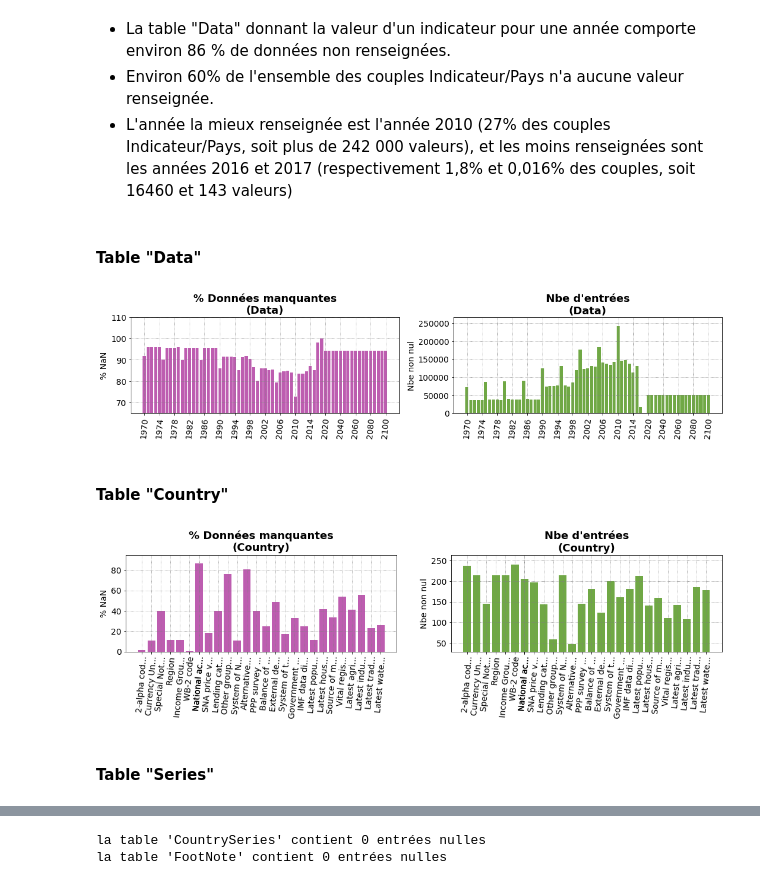
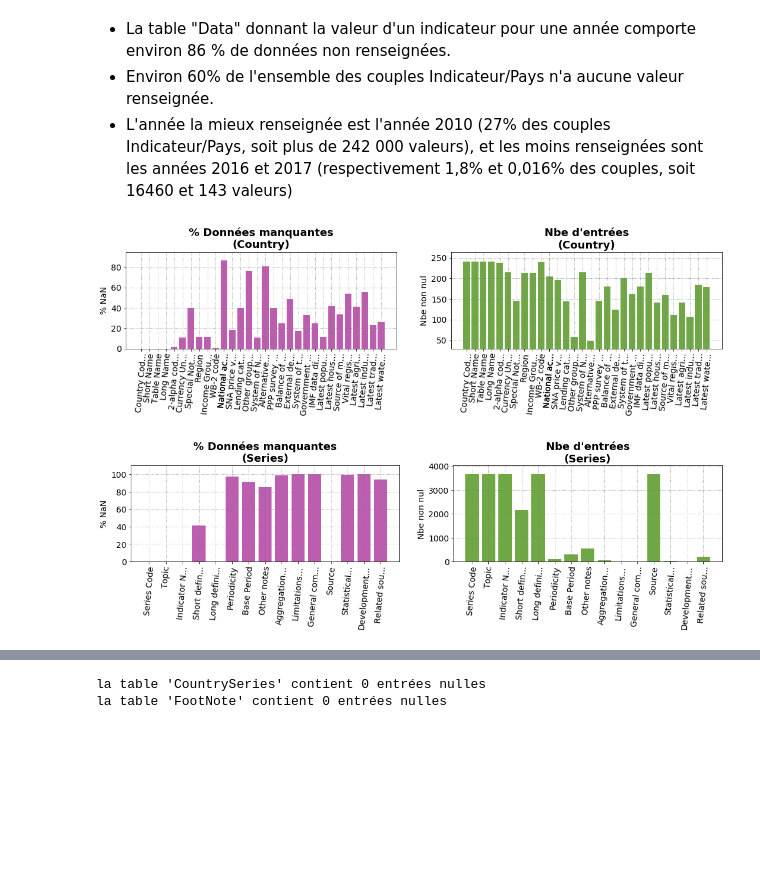
Before and after one commit to SmellyArmure/OC_DS_Project2, a Jupyter notebook: NOTEBOOK/P2-DataSystEd.ipynb, the cells around one changed output, grey strips where cells are left out. Saved outputs shown, nothing was run; the diff lists cells and outputs as text; code cells hidden in the pictures; blank space fills up the shorter version.

```diff
--- a/NOTEBOOK/P2-DataSystEd.ipynb
+++ b/NOTEBOOK/P2-DataSystEd.ipynb
@@ -321,43 +356,37 @@ Index(['2010'], dtype='object'),
 - La table "Data" donnant la valeur d'un indicateur pour une année comporte environ 86 % de données non renseignées.
 - Environ 60% de l'ensemble des couples Indicateur/Pays n'a aucune valeur renseignée.
 - L'année la mieux renseignée est l'année 2010 (27% des couples Indicateur/Pays, soit plus de 242 000 valeurs), et les moins renseignées sont les années 2016 et 2017 (respectivement 1,8% et 0,016% des couples, soit 16460 et 143 valeurs)
-# %% [markdown]
-#### Table "Data"
 # %%
 fig = plt.figure(figsize = (18,3))
 
-x=inf_data.columns[4:]
+x=inf_country.columns
 xlab=[my_str[:11]+"..." if len(my_str)>11 else my_str for my_str in x]
-y1=inf_data[inf_data.columns[4:]].loc["null"]*100/data.shape[0] # % de valeurs nulles
-y2=inf_data[inf_data.columns[4:]].loc["count"] # nombre de valeurs
+y1=inf_country.loc["null"]*100/country.shape[0]  # % de valeurs nulles
+y2=inf_country.loc["count"] # nombre de valeurs
 
 plot1 = plt.subplot(1,2,1)
-basic_plot("bar", plot1, xlab, y1, xlab[::4], "", "% NaN",  "% Données manquantes\n(Data)", 0)
+basic_plot("bar", plot1, xlab, y1, xlab, "", "% NaN",  "% Données manquantes\n(Country)", 0)
 
 plot2 = plt.subplot(1,2,2)
-basic_plot("bar", plot2, xlab, y2, xlab[::4], "", "Nbe non nul",  "Nbe d'entrées\n(Data)", 1)
+basic_plot("bar", plot2, xlab, y2, xlab, "", "Nbe non nul",  "Nbe d'entrées\n(Country)", 1)
 
 plt.show()
 # %% [output]
-[figure, old version]
+[figure, new version]
-# %% [markdown]
-#### Table "Country"
 # %%
 fig = plt.figure(figsize = (18,3))
 
-x=inf_country.columns[4:]
+x=inf_series.columns
 xlab=[my_str[:11]+"..." if len(my_str)>11 else my_str for my_str in x]
-y1=inf_country[inf_country.columns[4:]].loc["null"]*100/country.shape[0]  # % de valeurs nulles
-y2=inf_country[inf_country.columns[4:]].loc["count"] # nombre de valeurs
+y1=inf_series.loc["null"]*100/series.shape[0]  # % de valeurs nulles
+y2=inf_series.loc["count"] # nombre de valeurs
 
 plot1 = plt.subplot(1,2,1)
-basic_plot("bar", plot1, xlab, y1, xlab, "", "% NaN",  "% Données manquantes\n(Country)", 0)
+basic_plot("bar", plot1, xlab, y1, xlab, "", "% NaN",  "% Données manquantes\n(Series)", 0)
 
 plot2 = plt.subplot(1,2,2)
-basic_plot("bar", plot2, xlab, y2, xlab, "", "Nbe non nul",  "Nbe d'entrées\n(Country)", 1)
+basic_plot("bar", plot2, xlab, y2, xlab, "", "Nbe non nul",  "Nbe d'entrées\n(Series)", 1)
 
 plt.show()
 # %% [output]
-[figure, old version]
+[figure, new version]
-# %% [markdown]
-#### Table "Series"
```
Also changed, not shown: parts of 45 cells of this notebook.
